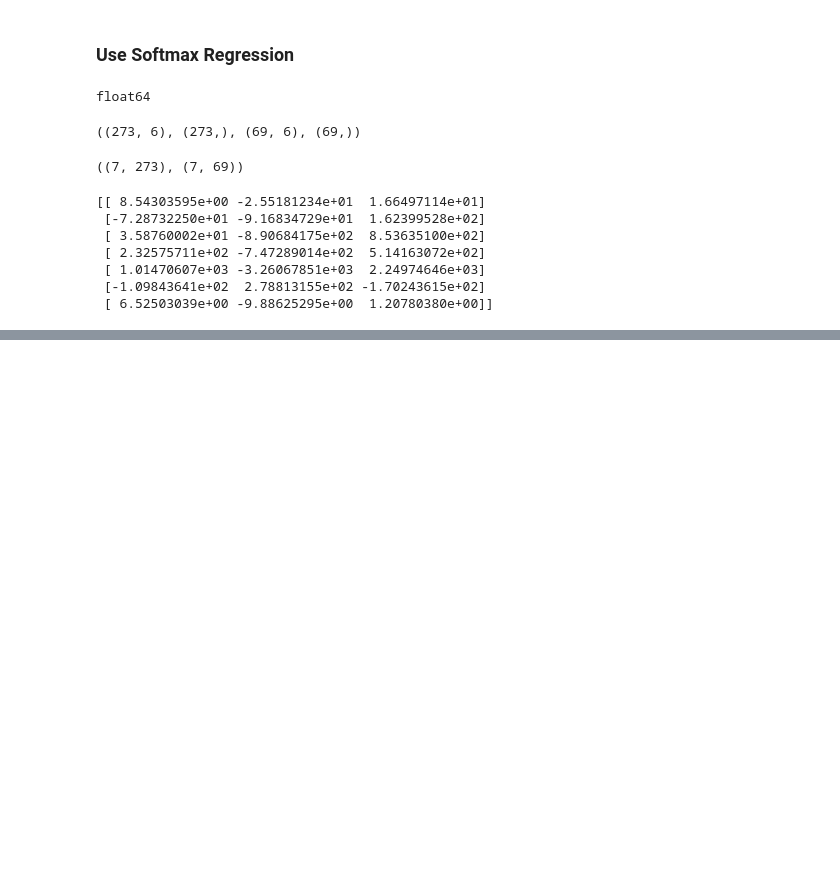
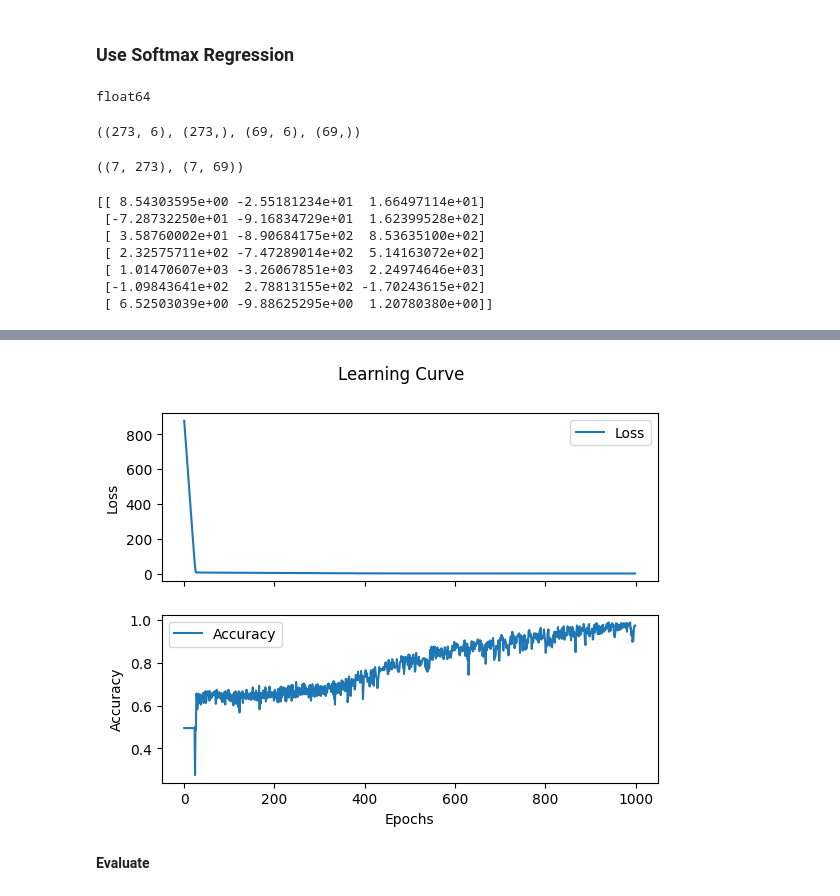
Before and after one commit to kyle-paul/penguins_classifier, a Jupyter notebook: Explore dataset.ipynb, the cells around one changed output, grey strips where cells are left out. Saved outputs shown, nothing was run; the diff lists cells and outputs as text; code cells hidden in the pictures; blank space fills up the shorter version.

Commit message:
fully-trained model

```diff
--- a/Explore dataset.ipynb
+++ b/Explore dataset.ipynb
@@ -443,0 +466,3 @@ print(f'Accuracy: {accuracy*100}%')
+# %%
+X_train, X_test, y_train, y_test = train_test_split(X,y, test_size=0.2, random_state=42)
+X_train.shape, X_test.shape, y_train.shape, y_test.shape
@@ -443,0 +473,7 @@ print(f'Accuracy: {accuracy*100}%')
+# %%
+from tensorflow.keras.utils import to_categorical
+
+y_train_ohe = to_categorical(y_train, num_classes=3)
+y_test_ohe = to_categorical(y_test, num_classes=3)
+
+y_train.shape, y_train_ohe.shape
@@ -443,0 +484,15 @@ print(f'Accuracy: {accuracy*100}%')
+# %%
+from tensorflow.keras.models import Sequential
+from tensorflow.keras.layers import Dense, Activation, Input
+from tensorflow.random import set_seed
+from tensorflow.keras.backend import clear_session
+
+clear_session()
+set_seed(42)
+np.random.seed(42)
+
+model = Sequential()
+model.add(Input(shape=X_train.shape[1:]))
+model.add(Dense(3, activation='softmax'))
+model.compile(loss='categorical_crossentropy', optimizer='adam', metrics='accuracy')
+model.summary()
@@ -443,0 +513,2 @@ print(f'Accuracy: {accuracy*100}%')
+# %%
+history = model.fit(X_train, y_train_ohe, epochs = 1000, verbose=1)
@@ -443,0 +533,20 @@ print(f'Accuracy: {accuracy*100}%')
+# %%
+fig, (ax1, ax2) = plt.subplots(2, 1, sharex=True)
+
+# plot the loss and accuracy curves on the subplots
+ax1.plot(history.history['loss'])
+ax1.set_ylabel('Loss')
+ax2.plot(history.history['accuracy'])
+ax2.set_ylabel('Accuracy')
+ax2.set_xlabel('Epochs')
+
+# add title and legend
+fig.suptitle('Learning Curve')
+ax1.legend(['Loss'])
+ax2.legend(['Accuracy'])
+
+plt.show()
+# %% [output]
+[figure, added]
+# %% [markdown]
+**Evaluate**
```
Also changed, not shown: parts of 15 cells of this notebook, 2 other files.
